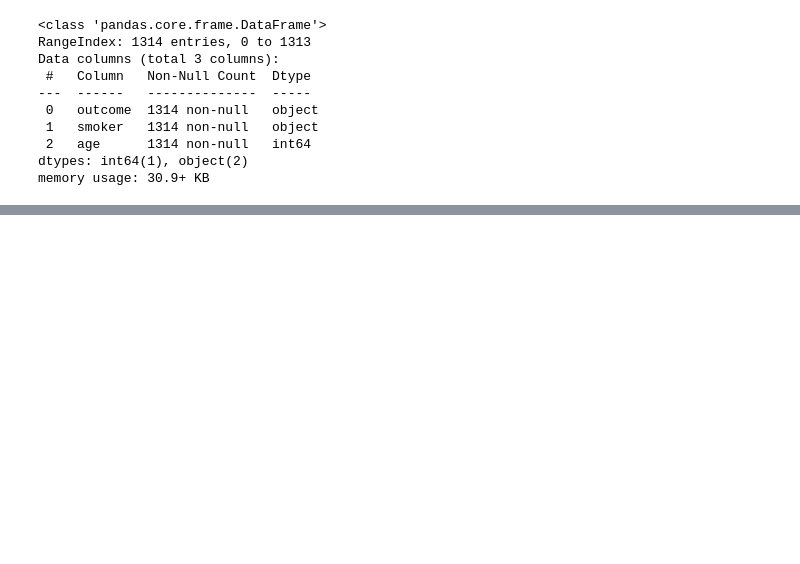
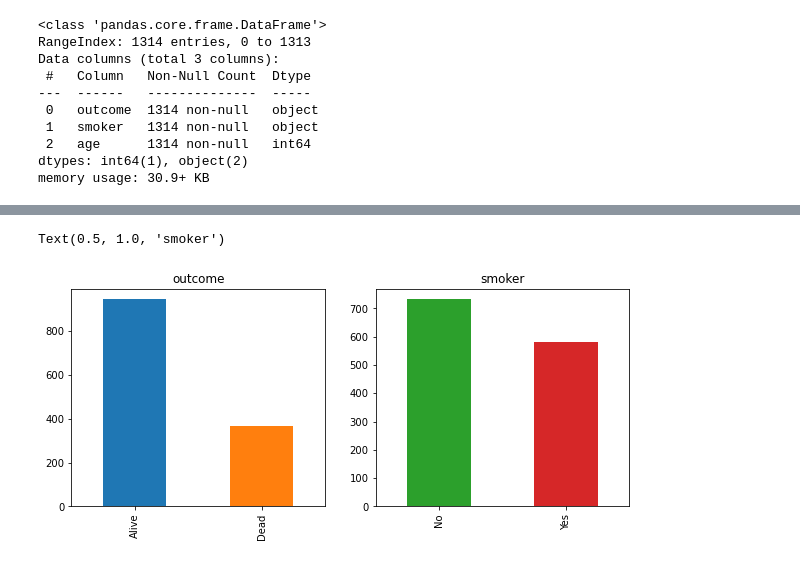
Before and after one commit to sciencecasey/python_main_repo, a Jupyter notebook: python_stats_essential_training_linkedin.ipynb, the cells around one changed output, grey strips where cells are left out. Cells and saved outputs as stored; diff of their text form; code cells hidden in the pictures; blank space fills up the shorter version.

```diff
--- a/python_stats_essential_training_linkedin.ipynb
+++ b/python_stats_essential_training_linkedin.ipynb
@@ -1375,0 +1364,2 @@ memory usage: 30.9+ KB
+# %%
+smoking['ageGroup'] = pd.cut(smoking.age, (0,30,40,53,64), labels=('0-30', '31-40', '41-53', '54-64'))
@@ -1375,0 +1447,7 @@ memory usage: 30.9+ KB
+# %%
+pp.figure(figsize=(10,4))
+pp.subplot(1,2,1); smoking.outcome.value_counts().plot(kind='bar',color=['C0', 'C1']); pp.title('outcome')
+pp.subplot(1,2,2); smoking.smoker.value_counts().plot(kind='bar',color=['C2', 'C3']); pp.title('smoker')
+# %% [output]
+Text(0.5, 1.0, 'smoker')
+[figure, added]
```
Also changed, not shown: parts of 65 cells of this notebook, 1 other file.
